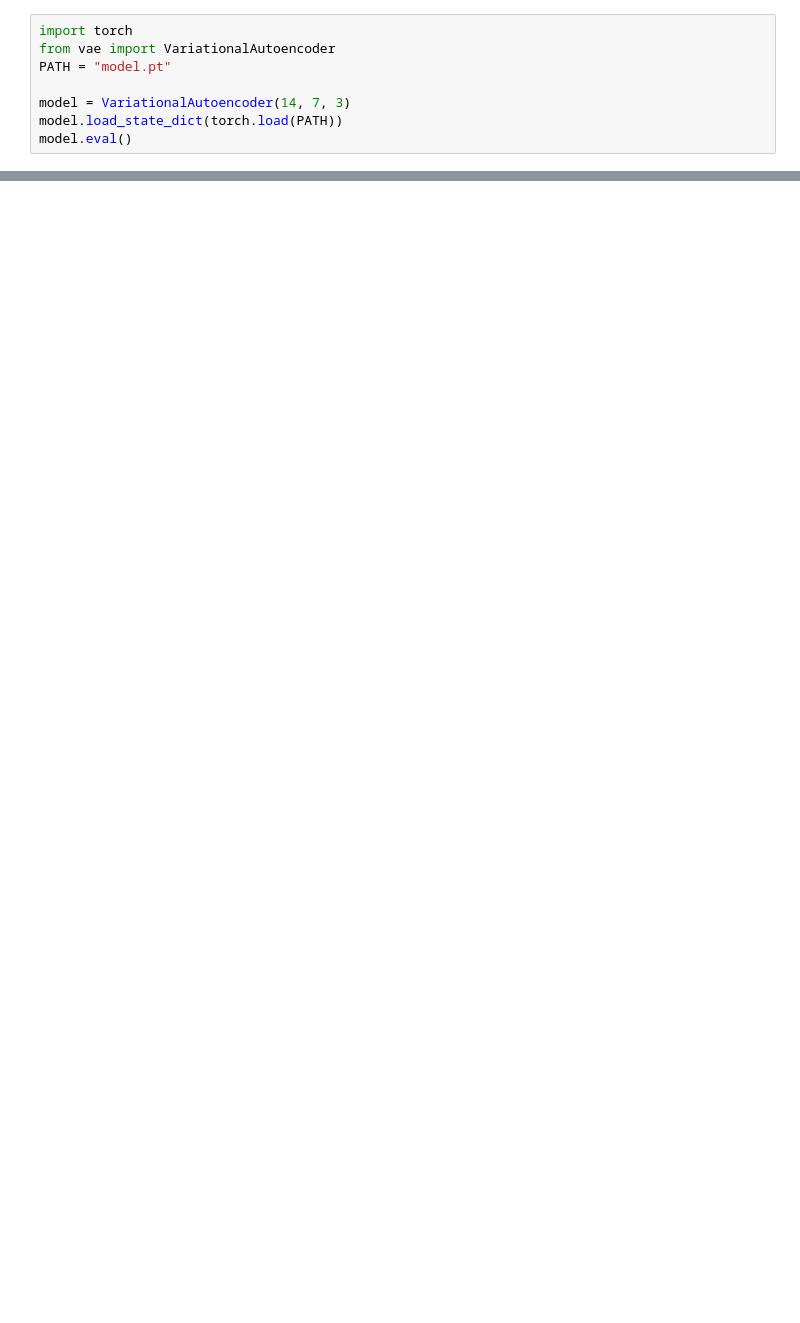
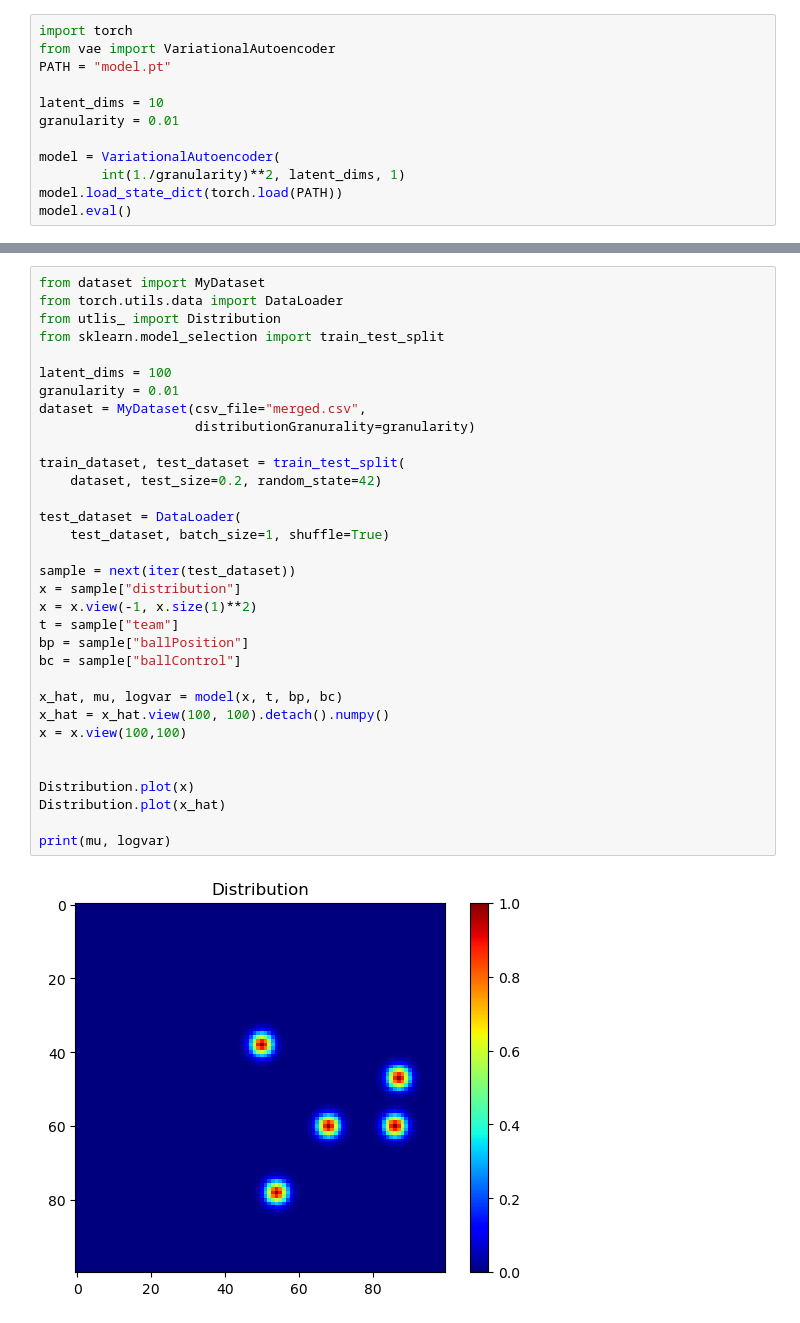
Before and after one commit to DaniAffCH/passage-human-feedback, a Jupyter notebook: generator/inference.ipynb, the cells around one changed output, grey strips where cells are left out. Saved outputs shown, nothing was run; the diff lists cells and outputs as text; blank space fills up the shorter version.

```diff
--- a/generator/inference.ipynb
+++ b/generator/inference.ipynb
@@ -3,7 +3,11 @@ import torch
 from vae import VariationalAutoencoder
 PATH = "model.pt"
 
-model = VariationalAutoencoder(14, 7, 3)
+latent_dims = 10
+granularity = 0.01
+
+model = VariationalAutoencoder(
+        int(1./granularity)**2, latent_dims, 1)
 model.load_state_dict(torch.load(PATH))
 model.eval()
 # %% [output]
@@ -95,0 +30,35 @@ plt.show()
+# %%
+from dataset import MyDataset
+from torch.utils.data import DataLoader
+from utlis_ import Distribution
+from sklearn.model_selection import train_test_split
+
+latent_dims = 100
+granularity = 0.01
+dataset = MyDataset(csv_file="merged.csv",
+                    distributionGranurality=granularity)
+
+train_dataset, test_dataset = train_test_split(
+    dataset, test_size=0.2, random_state=42)
+
+test_dataset = DataLoader(
+    test_dataset, batch_size=1, shuffle=True)
+
+sample = next(iter(test_dataset))
+x = sample["distribution"]
+x = x.view(-1, x.size(1)**2)
+t = sample["team"]
+bp = sample["ballPosition"]
+bc = sample["ballControl"]
+
+x_hat, mu, logvar = model(x, t, bp, bc)
+x_hat = x_hat.view(100, 100).detach().numpy()
+x = x.view(100,100)
+
+
+Distribution.plot(x)
+Distribution.plot(x_hat)
+
+print(mu, logvar)
+# %% [output]
+[figure, added]
```
Also changed, not shown: parts of 5 cells of this notebook, 9 other files.
